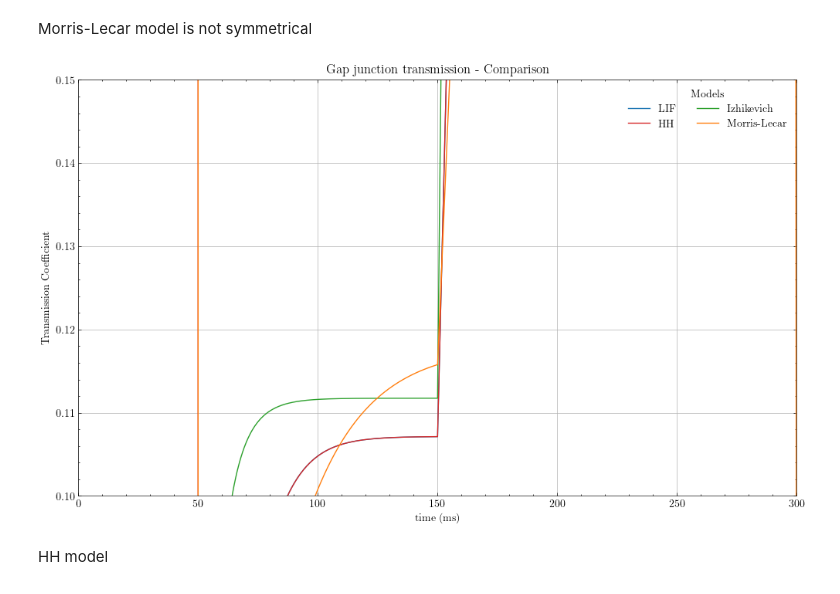
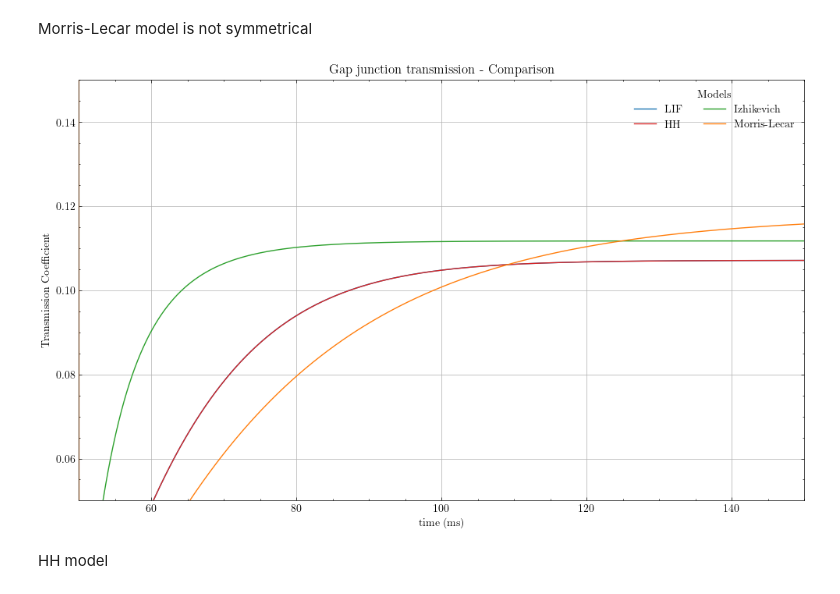
Before and after one commit to Sir-Bip-Bop/Gap-Junction-Coupling-Studies, a Jupyter notebook: GHTestSymmetry.ipynb, the cells around one changed output. Saved outputs shown, nothing was run; the diff lists cells and outputs as text; code cells hidden in the pictures.

```diff
--- a/GHTestSymmetry.ipynb
+++ b/GHTestSymmetry.ipynb
@@ -236,23 +236,23 @@ variationML2[:,0] = gj_transmission
 # %%
 t_final = 300
 time = np.linspace(0,t_final,int(t_final/dt))
 plt.xlabel('time (ms)')
 plt.ylabel('Transmission Coefficient')
 
-plt.xlim(0,300)
-plt.ylim(0.1,0.15)
+plt.xlim(50,150)
+plt.ylim(0.05,0.15)
 
 plt.plot(time,variationLIFgj, color = 'tab:blue', label = 'LIF')
 plt.plot(time,variationHHgj, color = 'tab:red' ,label = 'HH')
 plt.plot(time,variationIsh, color = 'tab:green',label = 'Izhikevich')
 plt.plot(time,variationML, color = 'tab:orange', label = 'Morris-Lecar')
 #plt.plot(time,variationIsh2, color = 'red',label = 'Ishikevich2')
 #plt.plot(time,variationML2, color = 'black', label = 'Morris-Lecar2')
 plt.title('Gap junction transmission - Comparison')
 plt.legend(title='Models',ncols=2)
 plt.grid()
 # %% [output]
-[figure, old version]
+[figure, new version]
 # %%
 def phases(data,dt):
     points1 = np.zeros(len(data[:,0]))
```
Also changed, not shown: 1 other file.
